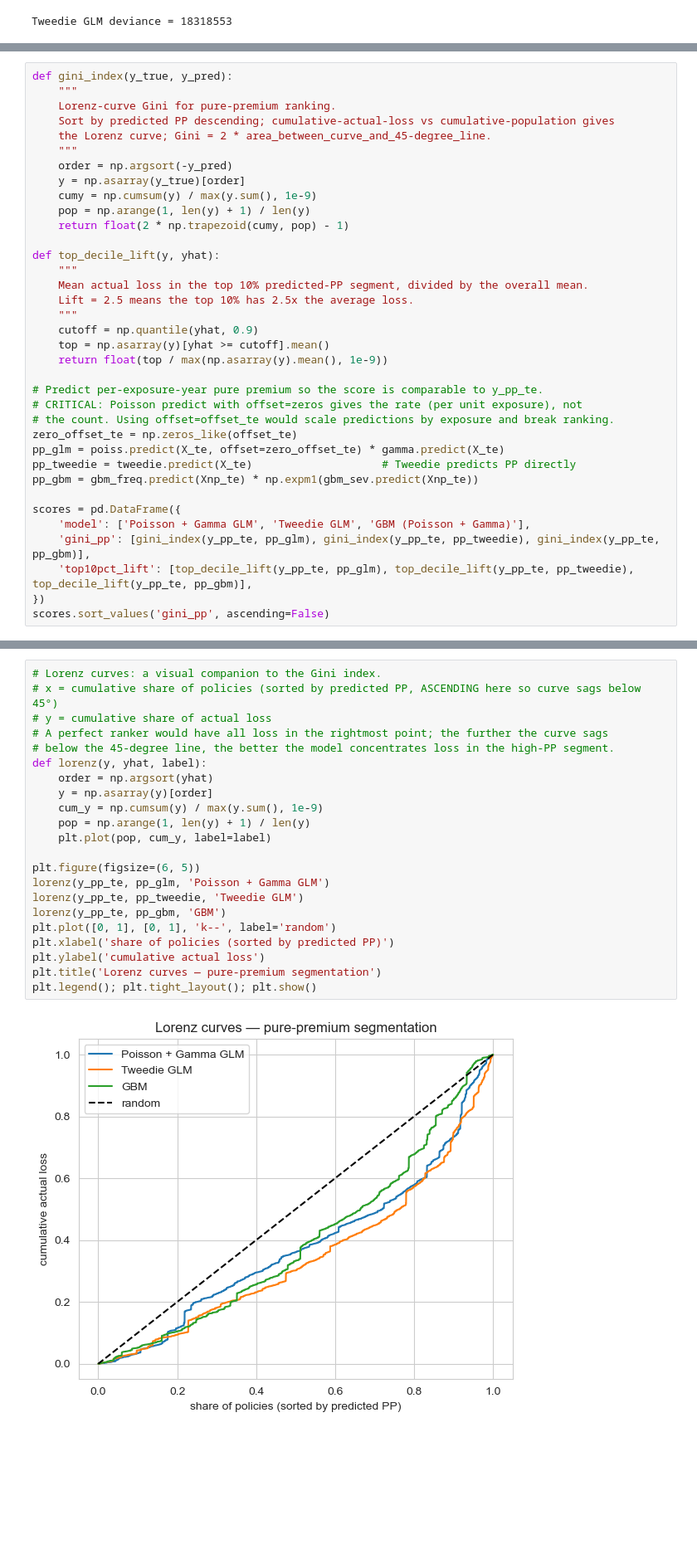
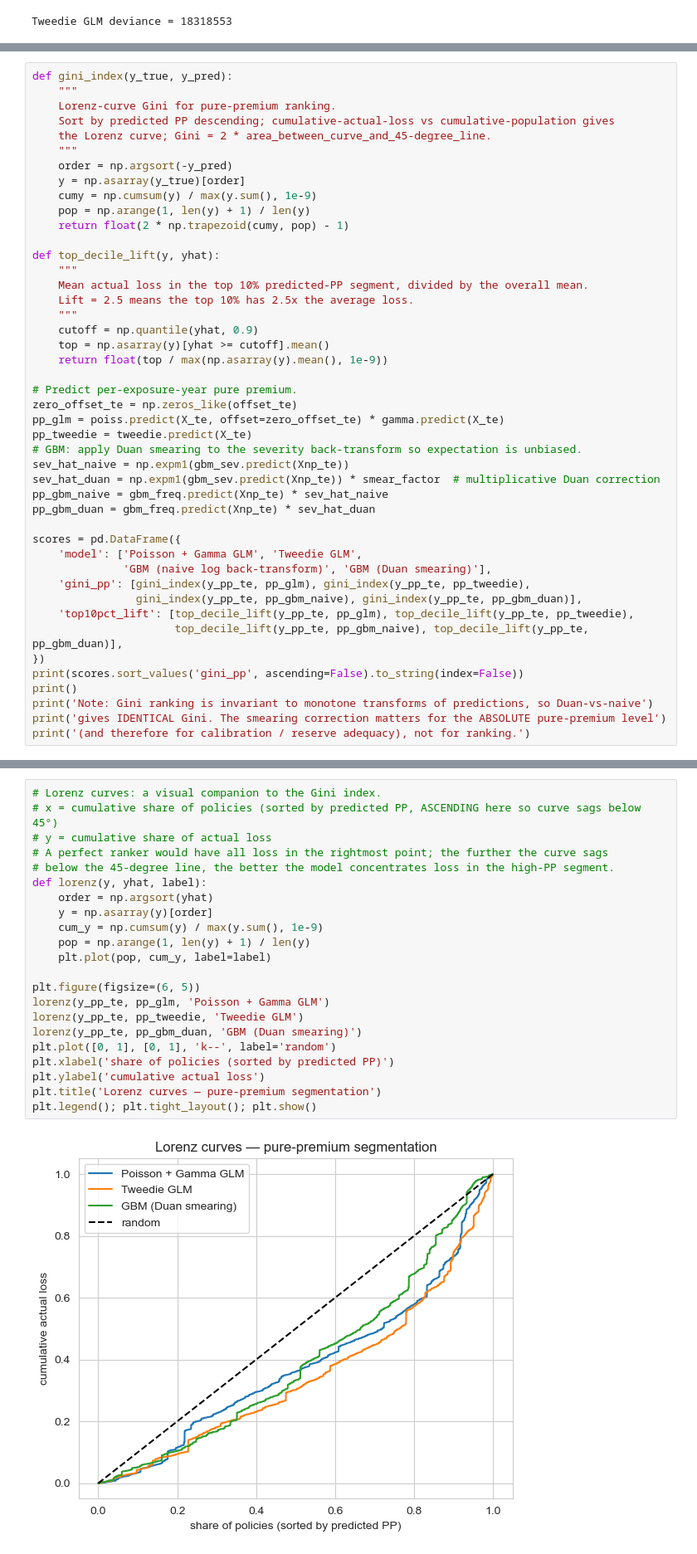
Before and after one commit to gabayae/data-portfolio, a Jupyter notebook: 03-insurance-claims-fremtpl2/notebook.ipynb, the cells around one changed output, grey strips where cells are left out. Shown at 83% size. Saved outputs shown, nothing was run; the diff lists cells and outputs as text; blank space fills up the shorter version.

Commit message:
Project 03: Duan smearing on GBM severity (factor 1.55, 35% level correction); var_power sensitivity scan 1.3-1.7 (Gini 0.307-0.313 stable); reliability curves added; drop false "5-fold CV" claim

```diff
--- a/03-insurance-claims-fremtpl2/notebook.ipynb
+++ b/03-insurance-claims-fremtpl2/notebook.ipynb
@@ -251,18 +261,27 @@ def top_decile_lift(y, yhat):
     top = np.asarray(y)[yhat >= cutoff].mean()
     return float(top / max(np.asarray(y).mean(), 1e-9))
 
-# Predict per-exposure-year pure premium so the score is comparable to y_pp_te.
-# CRITICAL: Poisson predict with offset=zeros gives the rate (per unit exposure), not
-# the count. Using offset=offset_te would scale predictions by exposure and break ranking.
+# Predict per-exposure-year pure premium.
 zero_offset_te = np.zeros_like(offset_te)
 pp_glm = poiss.predict(X_te, offset=zero_offset_te) * gamma.predict(X_te)
-pp_tweedie = tweedie.predict(X_te)                    # Tweedie predicts PP directly
-pp_gbm = gbm_freq.predict(Xnp_te) * np.expm1(gbm_sev.predict(Xnp_te))
+pp_tweedie = tweedie.predict(X_te)
+# GBM: apply Duan smearing to the severity back-transform so expectation is unbiased.
+sev_hat_naive = np.expm1(gbm_sev.predict(Xnp_te))
+sev_hat_duan = np.expm1(gbm_sev.predict(Xnp_te)) * smear_factor  # multiplicative Duan correction
+pp_gbm_naive = gbm_freq.predict(Xnp_te) * sev_hat_naive
+pp_gbm_duan = gbm_freq.predict(Xnp_te) * sev_hat_duan
 
 scores = pd.DataFrame({
-    'model': ['Poisson + Gamma GLM', 'Tweedie GLM', 'GBM (Poisson + Gamma)'],
-    'gini_pp': [gini_index(y_pp_te, pp_glm), gini_index(y_pp_te, pp_tweedie), gini_index(y_pp_te, pp_gbm)],
-    'top10pct_lift': [top_decile_lift(y_pp_te, pp_glm), top_decile_lift(y_pp_te, pp_tweedie), top_decile_lift(y_pp_te, pp_gbm)],
+    'model': ['Poisson + Gamma GLM', 'Tweedie GLM',
+              'GBM (naive log back-transform)', 'GBM (Duan smearing)'],
+    'gini_pp': [gini_index(y_pp_te, pp_glm), gini_index(y_pp_te, pp_tweedie),
+                gini_index(y_pp_te, pp_gbm_naive), gini_index(y_pp_te, pp_gbm_duan)],
+    'top10pct_lift': [top_decile_lift(y_pp_te, pp_glm), top_decile_lift(y_pp_te, pp_tweedie),
+                      top_decile_lift(y_pp_te, pp_gbm_naive), top_decile_lift(y_pp_te, pp_gbm_duan)],
 })
-scores.sort_values('gini_pp', ascending=False)
+print(scores.sort_values('gini_pp', ascending=False).to_string(index=False))
+print()
+print('Note: Gini ranking is invariant to monotone transforms of predictions, so Duan-vs-naive')
+print('gives IDENTICAL Gini. The smearing correction matters for the ABSOLUTE pure-premium level')
+print('(and therefore for calibration / reserve adequacy), not for ranking.')
 # %% [output]
@@ -273,24 +297,24 @@ scores.sort_values('gini_pp', ascending=False)
 # %%
 # Lorenz curves: a visual companion to the Gini index.
 # x = cumulative share of policies (sorted by predicted PP, ASCENDING here so curve sags below 45°)
 # y = cumulative share of actual loss
 # A perfect ranker would have all loss in the rightmost point; the further the curve sags
 # below the 45-degree line, the better the model concentrates loss in the high-PP segment.
 def lorenz(y, yhat, label):
     order = np.argsort(yhat)
     y = np.asarray(y)[order]
     cum_y = np.cumsum(y) / max(y.sum(), 1e-9)
     pop = np.arange(1, len(y) + 1) / len(y)
     plt.plot(pop, cum_y, label=label)
 
 plt.figure(figsize=(6, 5))
 lorenz(y_pp_te, pp_glm, 'Poisson + Gamma GLM')
 lorenz(y_pp_te, pp_tweedie, 'Tweedie GLM')
-lorenz(y_pp_te, pp_gbm, 'GBM')
+lorenz(y_pp_te, pp_gbm_duan, 'GBM (Duan smearing)')
 plt.plot([0, 1], [0, 1], 'k--', label='random')
 plt.xlabel('share of policies (sorted by predicted PP)')
 plt.ylabel('cumulative actual loss')
 plt.title('Lorenz curves — pure-premium segmentation')
 plt.legend(); plt.tight_layout(); plt.show()
 # %% [output]
-[figure, old version]
+[figure, new version]
```
Also changed, not shown: parts of 5 cells of this notebook, 4 other files.
